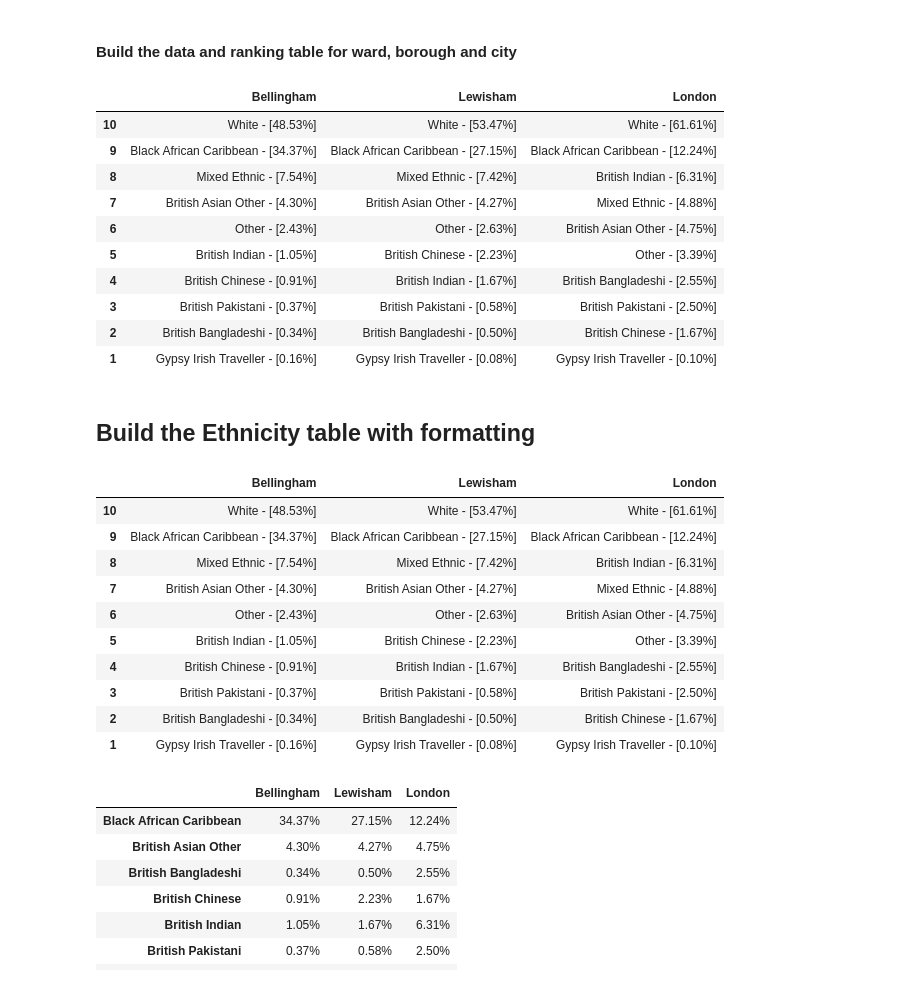
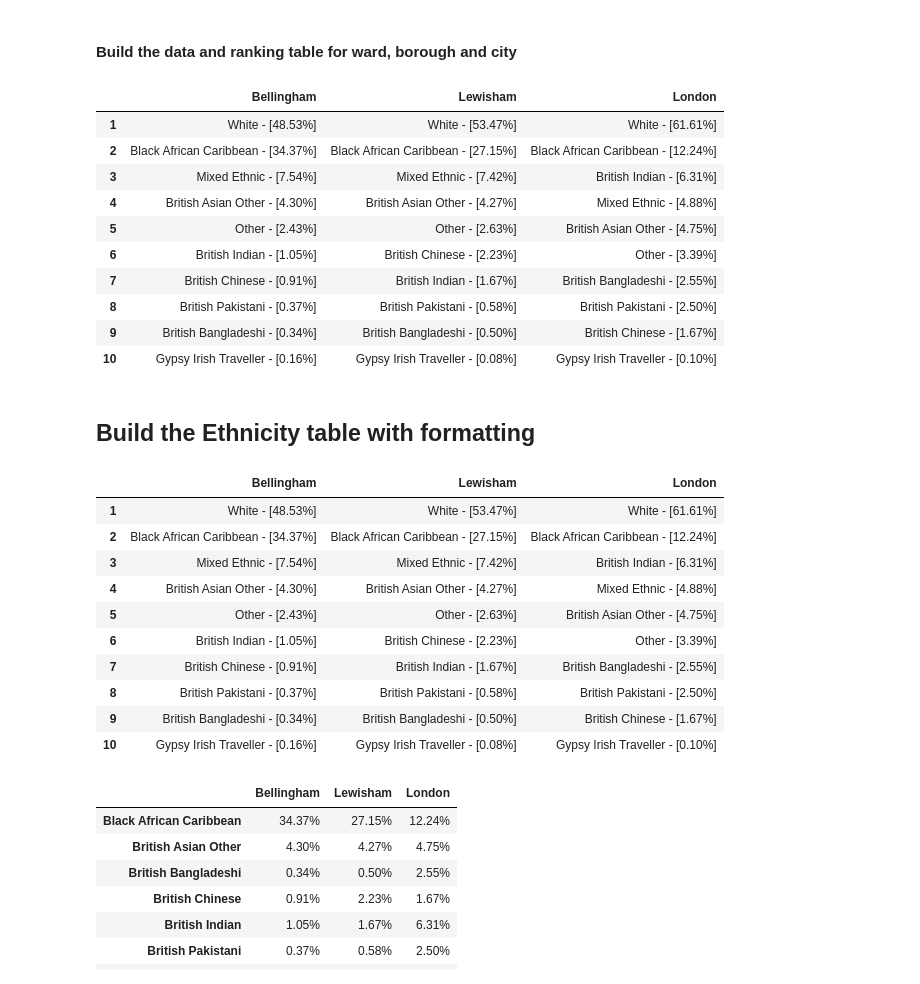
Before and after one commit to neal-bamford/sd-map-streamlit, a Jupyter notebook: SD_Map_General_Report_03_Ethnicity.ipynb, the cells around one changed output. Drawn from its saved outputs; the diff is of its cells as text; code cells hidden in the pictures.

```diff
--- a/SD_Map_General_Report_Ethnicity.ipynb
+++ b/SD_Map_General_Report_03_Ethnicity.ipynb
@@ -163,58 +170,58 @@ ethnicity_borough_for_year.columns = ["PCT"]
 ethnicity_borough_for_year = ethnicity_borough_for_year.sort_values(by=["PCT"], ascending=False)
 
 ## City
-ethnciity_city_for_year = ethnicity_average_year_df.copy()
-ethnciity_city_for_year
-ethnciity_city_for_year = ethnciity_city_for_year.drop(["YEAR"], axis=1)
-ethnciity_city_for_year = ethnciity_city_for_year.T.copy()
-ethnciity_city_for_year.columns = ["PCT"]
-ethnciity_city_for_year = ethnciity_city_for_year.sort_values(by=["PCT"], ascending=False)
+ethnicity_city_for_year = ethnicity_average_year_df.copy()
+ethnicity_city_for_year
+ethnicity_city_for_year = ethnicity_city_for_year.drop(["YEAR"], axis=1)
+ethnicity_city_for_year = ethnicity_city_for_year.T.copy()
+ethnicity_city_for_year.columns = ["PCT"]
+ethnicity_city_for_year = ethnicity_city_for_year.sort_values(by=["PCT"], ascending=False)
 
 ## Borough Ward
 ethnicity_ward_pct_sorted = []
 for index, row in ethnicity_borough_ward_for_year.iterrows():
     ethnicity     = index
-    ethnciity_pct = row.values[0]*100
-    ethnicity_name_pct_fmt = "{} - [{:,.2f}%]".format(ethnicity, ethnciity_pct)
+    ethncity_pct = row.values[0]*100
+    ethnicity_name_pct_fmt = "{} - [{:,.2f}%]".format(ethnicity, ethncity_pct)
     ethnicity_ward_pct_sorted.append(ethnicity_name_pct_fmt)
 
 ## Borough
 ethnicity_borough_pct_sorted = []
 for index, row in ethnicity_borough_for_year.iterrows():
     ethnicity     = index
-    ethnciity_pct = row.values[0]*100
-    ethnicity_name_pct_fmt = "{} - [{:,.2f}%]".format(ethnicity, ethnciity_pct)
+    ethncity_pct = row.values[0]*100
+    ethnicity_name_pct_fmt = "{} - [{:,.2f}%]".format(ethnicity, ethncity_pct)
     ethnicity_borough_pct_sorted.append(ethnicity_name_pct_fmt)
 
 ## City
 ethnicity_city_pct_sorted = []
-for index, row in     ethnciity_city_for_year.iterrows():
+for index, row in     ethnicity_city_for_year.iterrows():
     ethnicity     = index
-    ethnciity_pct = row.values[0]*100
-    ethnicity_name_pct_fmt = "{} - [{:,.2f}%]".format(ethnicity, ethnciity_pct)
+    ethncity_pct = row.values[0]*100
+    ethnicity_name_pct_fmt = "{} - [{:,.2f}%]".format(ethnicity, ethncity_pct)
     ethnicity_city_pct_sorted.append(ethnicity_name_pct_fmt)
 
 ethnicity_ward_borough_city_pct_ranked_merged = [ethnicity_ward_pct_sorted, ethnicity_borough_pct_sorted, ethnicity_city_pct_sorted]
 ethnicity_ward_borough_city_pct_ranked_merged_df = pd.DataFrame(data=ethnicity_ward_borough_city_pct_ranked_merged)
 
 ## Rotate
 ethnicity_ward_borough_city_pct_ranked_merged_df = ethnicity_ward_borough_city_pct_ranked_merged_df.T
 ethnicity_ward_borough_city_pct_ranked_merged_df.columns = [f"{ward_name}",f"{borough}",f"{city}"]
-ethnicity_ward_borough_city_pct_ranked_merged_df.index   = [str(reverse_rank) for reverse_rank in range(len(ethnicity_ward_borough_city_pct_ranked_merged_df.index), 0, -1)]
+ethnicity_ward_borough_city_pct_ranked_merged_df.index   = [str(rank) for rank in range(1, len(ethnicity_ward_borough_city_pct_ranked_merged_df.index)+1)]
 
 ethnicity_ward_borough_city_pct_ranked_merged_df
 # %% [output]
 |  | Bellingham | Lewisham | London |
-| 10 | White - [48.53%] | White - [53.47%] | White - [61.61%] |
-| 9 | Black African Caribbean - [34.37%] | Black African Caribbean - [27.15%] | Black African Caribbean - [12.24%] |
-| 8 | Mixed Ethnic - [7.54%] | Mixed Ethnic - [7.42%] | British Indian - [6.31%] |
-| 7 | British Asian Other - [4.30%] | British Asian Other - [4.27%] | Mixed Ethnic - [4.88%] |
-| 6 | Other - [2.43%] | Other - [2.63%] | British Asian Other - [4.75%] |
-| 5 | British Indian - [1.05%] | British Chinese - [2.23%] | Other - [3.39%] |
-| 4 | British Chinese - [0.91%] | British Indian - [1.67%] | British Bangladeshi - [2.55%] |
-| 3 | British Pakistani - [0.37%] | British Pakistani - [0.58%] | British Pakistani - [2.50%] |
-| 2 | British Bangladeshi - [0.34%] | British Bangladeshi - [0.50%] | British Chinese - [1.67%] |
-| 1 | Gypsy Irish Traveller - [0.16%] | Gypsy Irish Traveller - [0.08%] | Gypsy Irish Traveller - [0.10%] |
+| 1 | White - [48.53%] | White - [53.47%] | White - [61.61%] |
+| 2 | Black African Caribbean - [34.37%] | Black African Caribbean - [27.15%] | Black African Caribbean - [12.24%] |
+| 3 | Mixed Ethnic - [7.54%] | Mixed Ethnic - [7.42%] | British Indian - [6.31%] |
+| 4 | British Asian Other - [4.30%] | British Asian Other - [4.27%] | Mixed Ethnic - [4.88%] |
+| 5 | Other - [2.43%] | Other - [2.63%] | British Asian Other - [4.75%] |
+| 6 | British Indian - [1.05%] | British Chinese - [2.23%] | Other - [3.39%] |
+| 7 | British Chinese - [0.91%] | British Indian - [1.67%] | British Bangladeshi - [2.55%] |
+| 8 | British Pakistani - [0.37%] | British Pakistani - [0.58%] | British Pakistani - [2.50%] |
+| 9 | British Bangladeshi - [0.34%] | British Bangladeshi - [0.50%] | British Chinese - [1.67%] |
+| 10 | Gypsy Irish Traveller - [0.16%] | Gypsy Irish Traveller - [0.08%] | Gypsy Irish Traveller - [0.10%] |
 # %% [markdown]
 ## Build the Ethnicity table with formatting
 # %%
@@ -265,16 +272,16 @@ ethnicity_ward_borough_city_pct_ranked_merged_df_html = (ethnicity_ward_borough_
 ethnicity_ward_borough_city_pct_ranked_merged_df_html
 # %% [output]
 |  | Bellingham | Lewisham | London |
-| 10 | White - [48.53%] | White - [53.47%] | White - [61.61%] |
-| 9 | Black African Caribbean - [34.37%] | Black African Caribbean - [27.15%] | Black African Caribbean - [12.24%] |
-| 8 | Mixed Ethnic - [7.54%] | Mixed Ethnic - [7.42%] | British Indian - [6.31%] |
-| 7 | British Asian Other - [4.30%] | British Asian Other - [4.27%] | Mixed Ethnic - [4.88%] |
-| 6 | Other - [2.43%] | Other - [2.63%] | British Asian Other - [4.75%] |
-| 5 | British Indian - [1.05%] | British Chinese - [2.23%] | Other - [3.39%] |
-| 4 | British Chinese - [0.91%] | British Indian - [1.67%] | British Bangladeshi - [2.55%] |
-| 3 | British Pakistani - [0.37%] | British Pakistani - [0.58%] | British Pakistani - [2.50%] |
-| 2 | British Bangladeshi - [0.34%] | British Bangladeshi - [0.50%] | British Chinese - [1.67%] |
-| 1 | Gypsy Irish Traveller - [0.16%] | Gypsy Irish Traveller - [0.08%] | Gypsy Irish Traveller - [0.10%] |
+| 1 | White - [48.53%] | White - [53.47%] | White - [61.61%] |
+| 2 | Black African Caribbean - [34.37%] | Black African Caribbean - [27.15%] | Black African Caribbean - [12.24%] |
+| 3 | Mixed Ethnic - [7.54%] | Mixed Ethnic - [7.42%] | British Indian - [6.31%] |
+| 4 | British Asian Other - [4.30%] | British Asian Other - [4.27%] | Mixed Ethnic - [4.88%] |
+| 5 | Other - [2.43%] | Other - [2.63%] | British Asian Other - [4.75%] |
+| 6 | British Indian - [1.05%] | British Chinese - [2.23%] | Other - [3.39%] |
+| 7 | British Chinese - [0.91%] | British Indian - [1.67%] | British Bangladeshi - [2.55%] |
+| 8 | British Pakistani - [0.37%] | British Pakistani - [0.58%] | British Pakistani - [2.50%] |
+| 9 | British Bangladeshi - [0.34%] | British Bangladeshi - [0.50%] | British Chinese - [1.67%] |
+| 10 | Gypsy Irish Traveller - [0.16%] | Gypsy Irish Traveller - [0.08%] | Gypsy Irish Traveller - [0.10%] |
 # %%
 ethnicity_borough_ward_for_year_name_sorted = ethnicity_borough_ward_for_year.sort_index(ascending=True)
 ethnicity_borough_for_year_name_sorted      = ethnicity_borough_for_year.sort_index(ascending=True)
```
Also changed, not shown: parts of 11 cells of this notebook, 5 other files.
